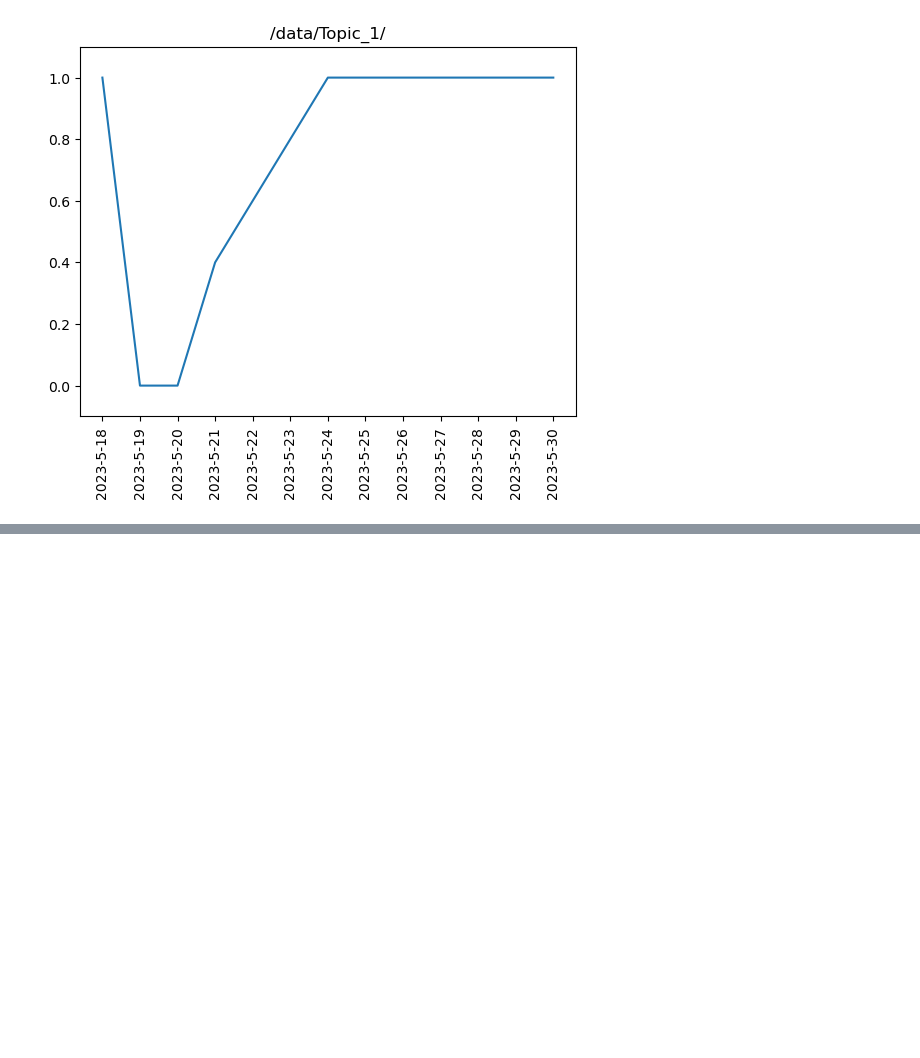
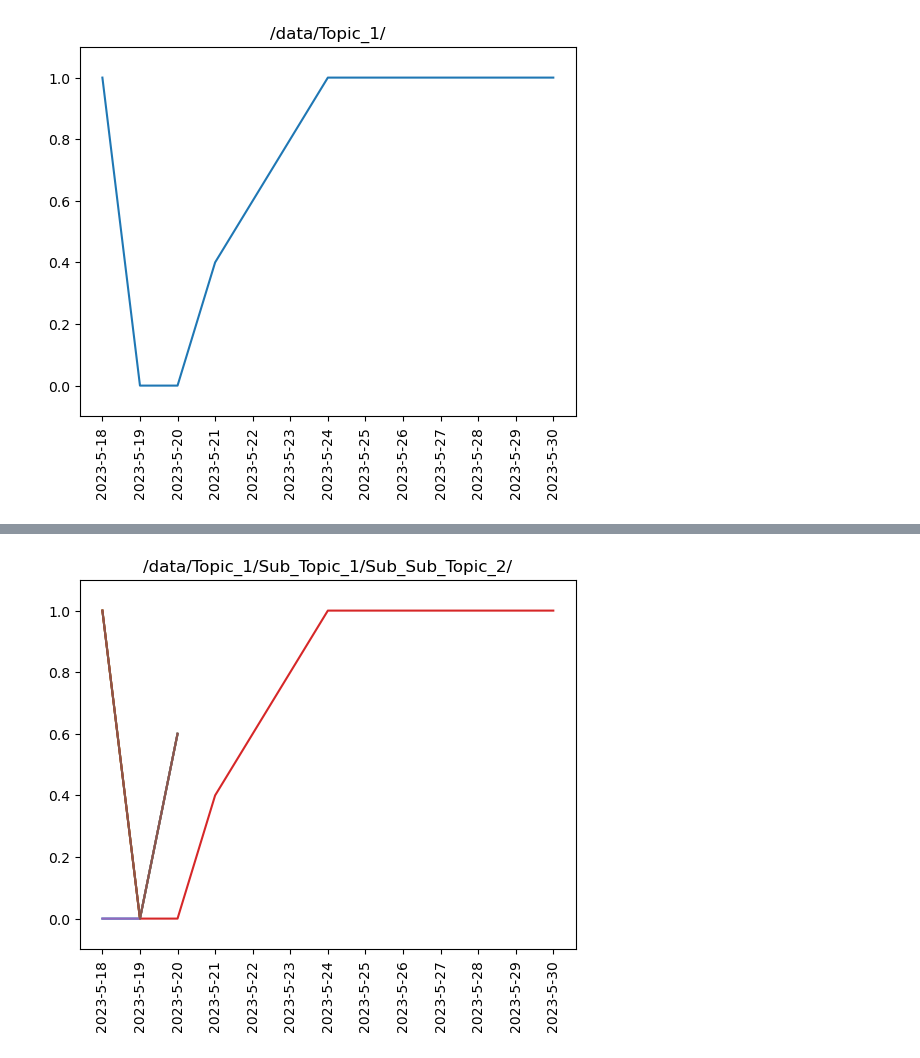
Before and after one commit to VasiliySeibert/track_your_learning, a Jupyter notebook: analyze.ipynb, the cells around one changed output, grey strips where cells are left out. Drawn from its saved outputs; the diff is of its cells as text; code cells hidden in the pictures; blank space fills up the shorter version.

Commit message:
analyze.py

```diff
--- a/analyze.ipynb
+++ b/analyze.ipynb
@@ -139,0 +235,3 @@ plot_learningProgress(study_files[3])
+# %%
+all_dir = find_directories(path)
+all_dir
@@ -139,0 +249,3 @@ plot_learningProgress(study_files[3])
+# %%
+study_files = analyze_studyFiles(all_dir)
+study_files
@@ -139,0 +270,5 @@ plot_learningProgress(study_files[3])
+# %%
+for study_file in study_files:
+    plot_learningProgress(study_file)
+# %% [output]
+[figure, added]
```
Also changed, not shown: parts of 5 cells of this notebook, 13 other files.
